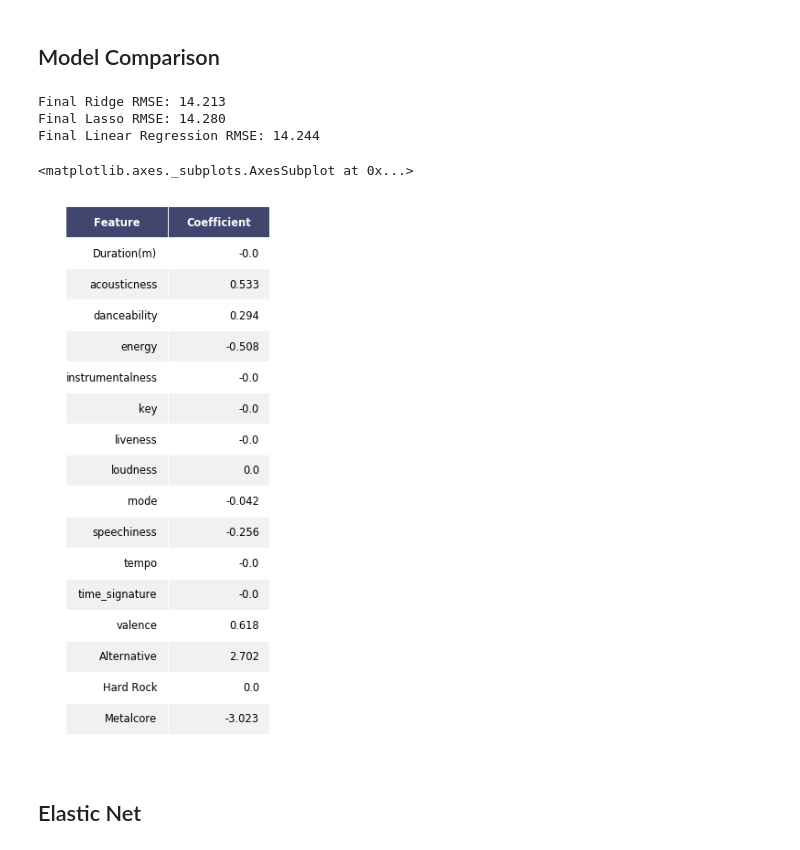
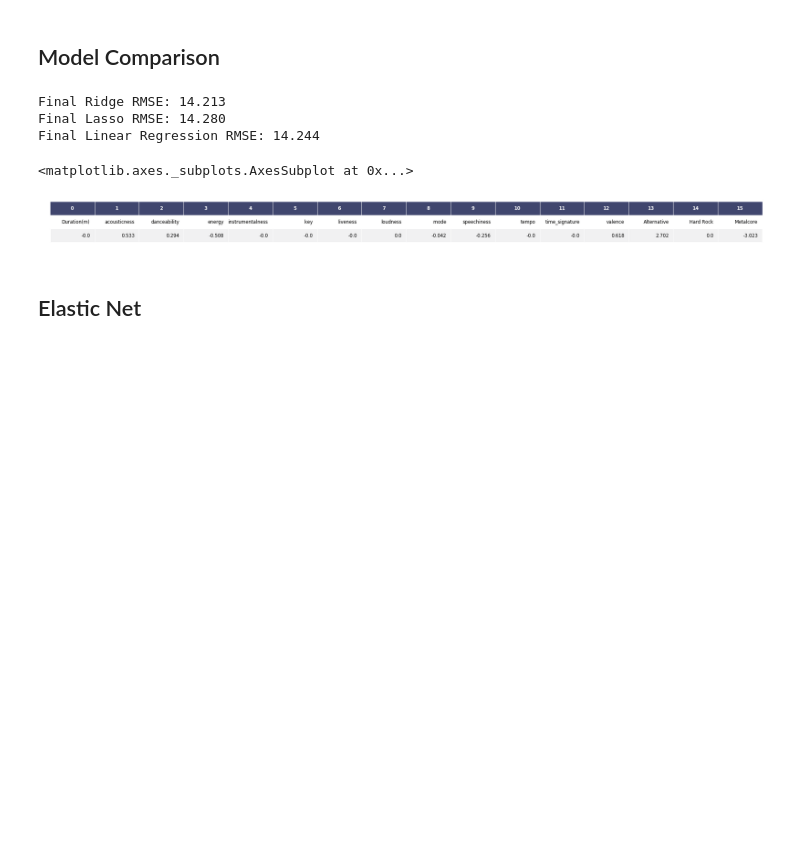
Before and after one commit to evanhosmer/Spotify_case_study, a Jupyter notebook: notebooks/Spotify.ipynb, the cells around one changed output. Drawn from its saved outputs; the diff is of its cells as text; code cells hidden in the pictures; blank space fills up the shorter version.

Commit message:
images

```diff
--- a/notebooks/Spotify.ipynb
+++ b/notebooks/Spotify.ipynb
@@ -710,35 +735,36 @@ t2 = t.set_index(cols)
 t2.columns = ['Coefficient']
 t3 = t2.reset_index()
 t3.columns = ['Feature','Coefficient']
 t4 = t3.round({'Coefficient': 3})
+t5 = t4.T
 import six
 def render_mpl_table(data, col_width=3.0, row_height=0.625, font_size=11.5,
                      header_color='#40466e', row_colors=['#f1f1f2', 'w'], edge_color='w',
                      bbox=[0, 0, 1, 1], header_columns=0,
                      ax=None, **kwargs):
     if ax is None:
         size = (np.array(data.shape[::-1]) + np.array([0, 1])) * np.array([col_width, row_height])
         fig, ax = plt.subplots(figsize=size)
         ax.axis('off')
 
     mpl_table = ax.table(cellText=data.values, bbox=bbox, colLabels=data.columns, **kwargs)
 
     mpl_table.auto_set_font_size(False)
     mpl_table.set_fontsize(font_size)
 
     for k, cell in  six.iteritems(mpl_table._cells):
         cell.set_edgecolor(edge_color)
         if k[0] == 0 or k[1] < header_columns:
             cell.set_text_props(weight='bold', color='w')
             cell.set_facecolor(header_color)
         else:
             cell.set_facecolor(row_colors[k[0]%len(row_colors) ])
     return ax
 
-render_mpl_table(t4, header_columns=0, col_width=2.0)
+render_mpl_table(t5, header_columns=0, col_width=2.0)
 # %% [output]
 <matplotlib.axes._subplots.AxesSubplot at 0x...>
-[figure, old version]
+[figure, new version]
 # %% [markdown]
 ## Elastic Net
 # %%
```
Also changed, not shown: parts of 4 cells of this notebook, 2 other files.
